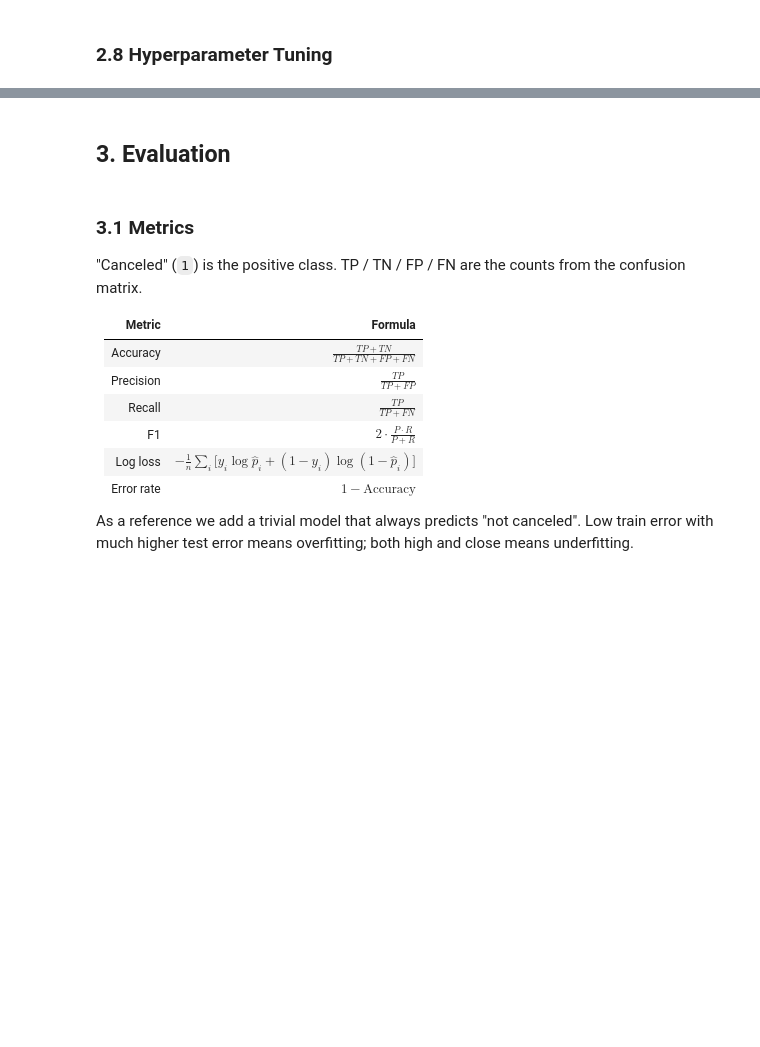
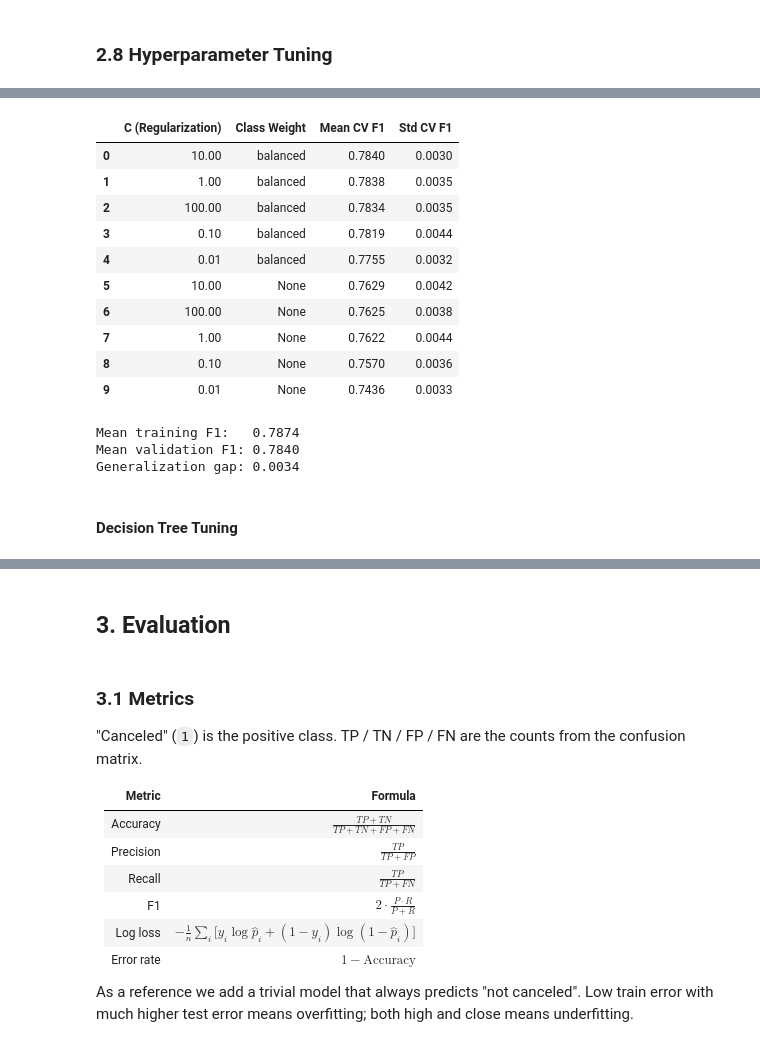
Before and after one commit to MasMits/hotel-cancellation-ml, a Jupyter notebook: notebook/project.ipynb, the cells around one changed output, grey strips where cells are left out. Cells and saved outputs as stored; diff of their text form; code cells hidden in the pictures; blank space fills up the shorter version.

```diff
--- a/notebook/project.ipynb
+++ b/notebook/project.ipynb
@@ -357,0 +637,47 @@ Average tree depth: 12.0
+# %%
+# Convert grid search results into a DataFrame
+logistic_results = pd.DataFrame(logistic_search.cv_results_)
+
+# Select and rename columns for readability
+columns = {
+    "param_logisticregression__C": "C (Regularization)",
+    "param_logisticregression__class_weight": "Class Weight",
+    "mean_test_score": "Mean CV F1",
+    "std_test_score": "Std CV F1"
+}
+
+logistic_summary = (
+    logistic_results[list(columns.keys())]
+    .rename(columns=columns)
+    .sort_values("Mean CV F1", ascending=False)
+    .reset_index(drop=True)
+)
+
+display(logistic_summary.round(4))
+
+# Training versus validation performance
+best_idx = logistic_search.best_index_
+
+train_f1 = logistic_search.cv_results_["mean_train_score"][best_idx]
+validation_f1 = logistic_search.cv_results_["mean_test_score"][best_idx]
+
+print(f"Mean training F1:   {train_f1:.4f}")
+print(f"Mean validation F1: {validation_f1:.4f}")
+print(f"Generalization gap: {train_f1 - validation_f1:.4f}")
+# %% [output]
+|  | C (Regularization) | Class Weight | Mean CV F1 | Std CV F1 |
+| 0 | 10.00 | balanced | 0.7840 | 0.0030 |
+| 1 | 1.00 | balanced | 0.7838 | 0.0035 |
+| 2 | 100.00 | balanced | 0.7834 | 0.0035 |
+| 3 | 0.10 | balanced | 0.7819 | 0.0044 |
+| 4 | 0.01 | balanced | 0.7755 | 0.0032 |
+| 5 | 10.00 | None | 0.7629 | 0.0042 |
+| 6 | 100.00 | None | 0.7625 | 0.0038 |
+| 7 | 1.00 | None | 0.7622 | 0.0044 |
+| 8 | 0.10 | None | 0.7570 | 0.0036 |
+| 9 | 0.01 | None | 0.7436 | 0.0033 |
+Mean training F1:   0.7874
+Mean validation F1: 0.7840
+Generalization gap: 0.0034
+# %% [markdown]
+#### Decision Tree Tuning
```
Also changed, not shown: parts of 27 cells of this notebook.
